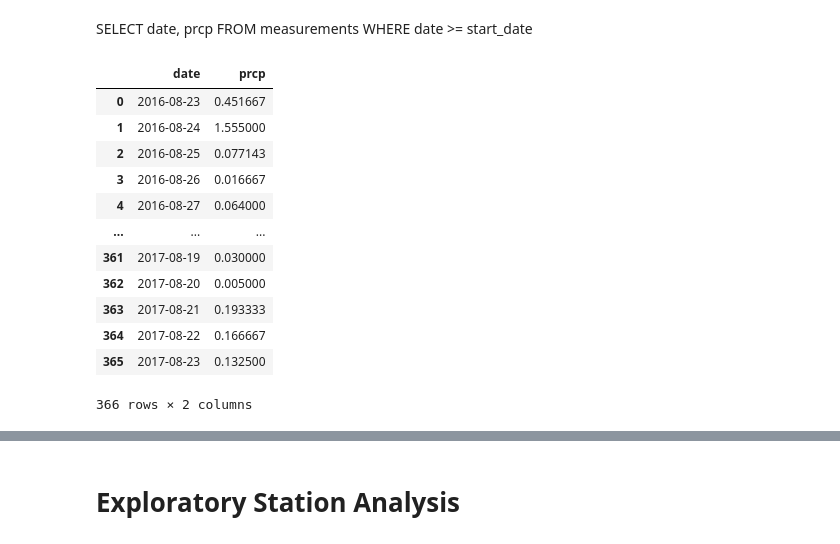
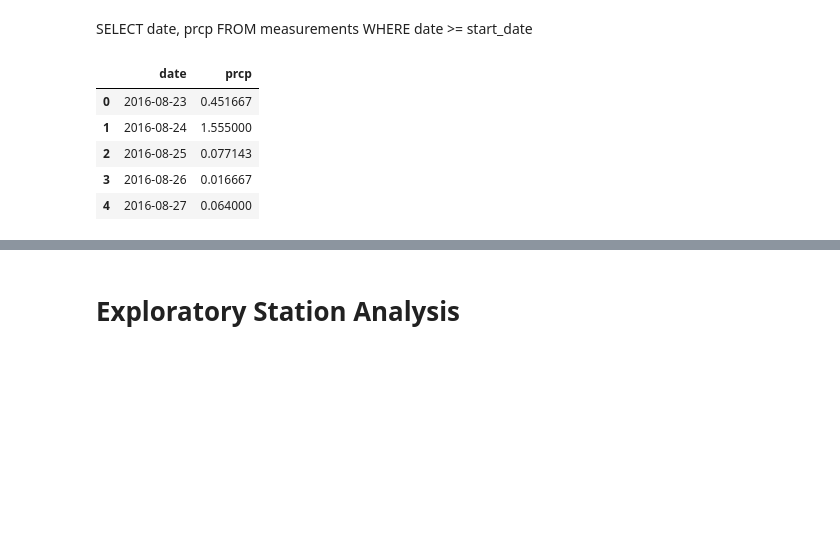
Before and after one commit to Faith-Hall/sqlalchemy-challenge, a Jupyter notebook: SurfsUp/climate_code.ipynb, the cells around one changed output, grey strips where cells are left out. Drawn from its saved outputs; the diff is of its cells as text; code cells hidden in the pictures; blank space fills up the shorter version.

```diff
--- a/SurfsUp/climate_code.ipynb
+++ b/SurfsUp/climate_code.ipynb
@@ -58,34 +58,28 @@ WHERE date >= start_date
 # %%
 # Design a query to retrieve the last 12 months of precipitation data and plot the results.
 # Starting from the most recent data point in the database.
 
 # Calculate the date one year from the last date in data set.
 start_date = most_recent_date - dt.timedelta(days = 365)
 
 # Perform a query to retrieve the date and precipitation scores
 data = session.query(Measurement.date, func.avg(Measurement.prcp)).\
     filter(Measurement.date >= start_date).\
     group_by(Measurement.date).\
     all()
 
 # Save the query results as a Pandas DataFrame. Explicitly set the column names
-pd.DataFrame(data, columns=["date", "prcp"]).sort_values("date")
-
+precipitation = pd.DataFrame(data, columns=["date", "prcp"]).sort_values("date")
+precipitation_clean = precipitation.dropna(how='any')
 # Sort the dataframe by date
-
+precipitation_clean_sort = precipitation_clean.sort_values(["date"], ascending=True)
 
 # Use Pandas Plotting with Matplotlib to plot the data
+precipitation_clean_sort.head()
 # %% [output]
 |  | date | prcp |
 | 0 | 2016-08-23 | 0.451667 |
 | 1 | 2016-08-24 | 1.555000 |
 | 2 | 2016-08-25 | 0.077143 |
 | 3 | 2016-08-26 | 0.016667 |
 | 4 | 2016-08-27 | 0.064000 |
-| ... | ... | ... |
-| 361 | 2017-08-19 | 0.030000 |
-| 362 | 2017-08-20 | 0.005000 |
-| 363 | 2017-08-21 | 0.193333 |
-| 364 | 2017-08-22 | 0.166667 |
-| 365 | 2017-08-23 | 0.132500 |
-366 rows × 2 columns
```
Also changed, not shown: parts of 5 cells of this notebook.
